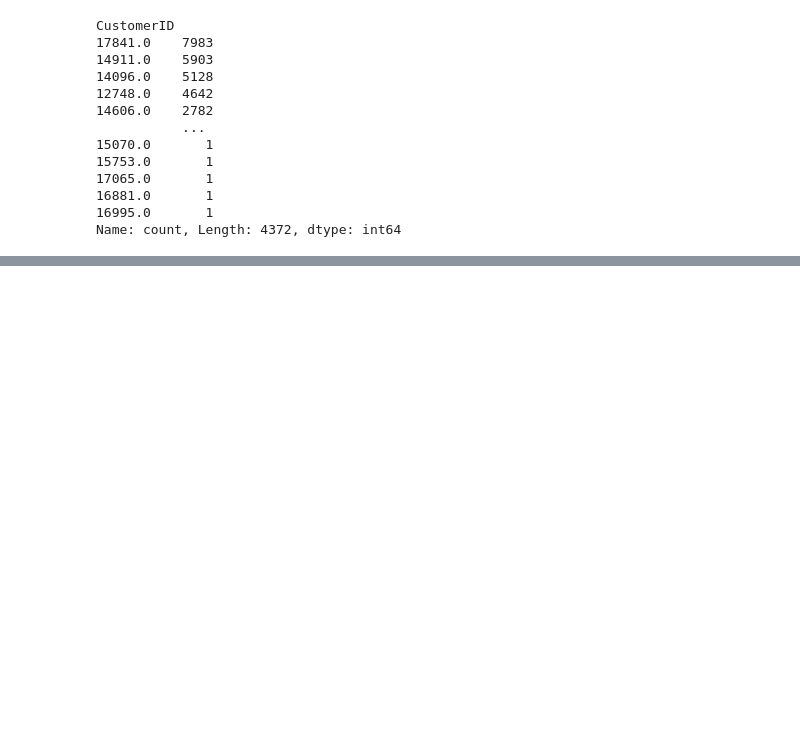
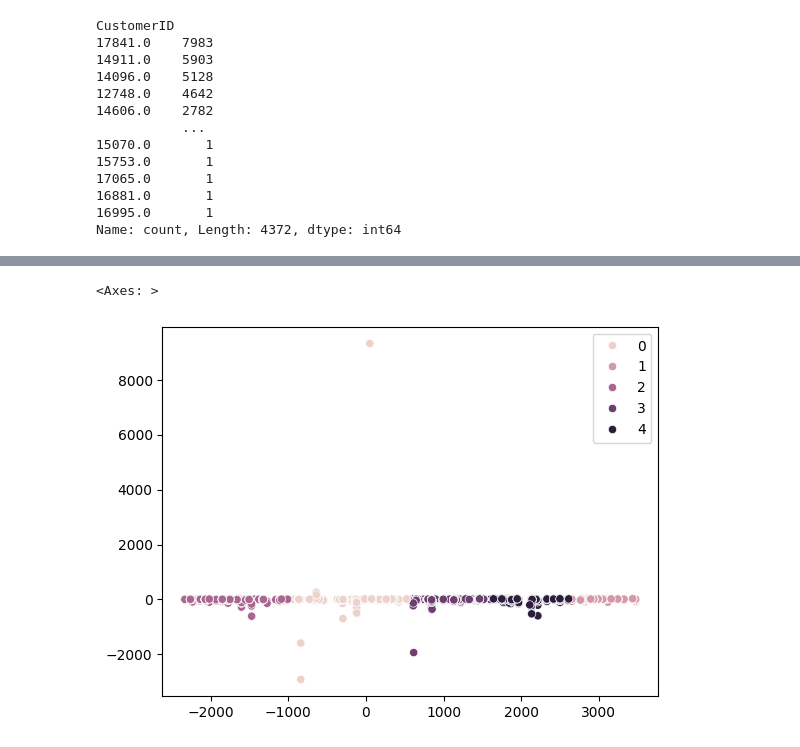
Before and after one commit to ABDULLAHHG/customer-segmentation, a Jupyter notebook: EDA.ipynb, the cells around one changed output, grey strips where cells are left out. Drawn from its saved outputs; the diff is of its cells as text; code cells hidden in the pictures; blank space fills up the shorter version.

```diff
--- a/EDA.ipynb
+++ b/EDA.ipynb
@@ -102,0 +250,9 @@ df
+# %%
+km = KMeans(5)
+km.fit(new_data)
+predict = km.predict(new_data)
+# %%
+sns.scatterplot(x = new_data[:,0] ,y = new_data[:,1] , hue = predict)
+# %% [output]
+<Axes: >
+[figure, added]
```
Also changed, not shown: parts of 33 cells of this notebook.
